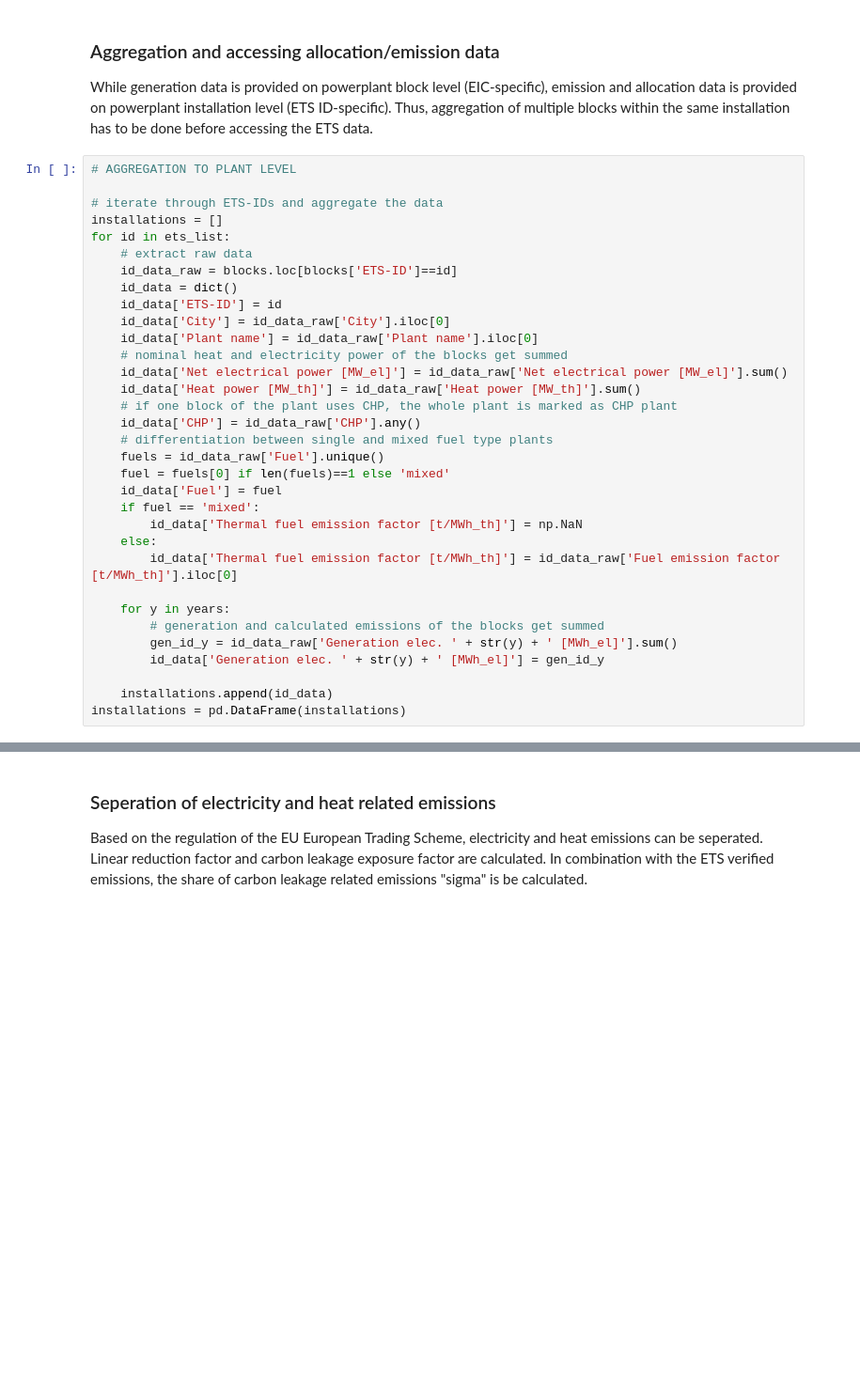
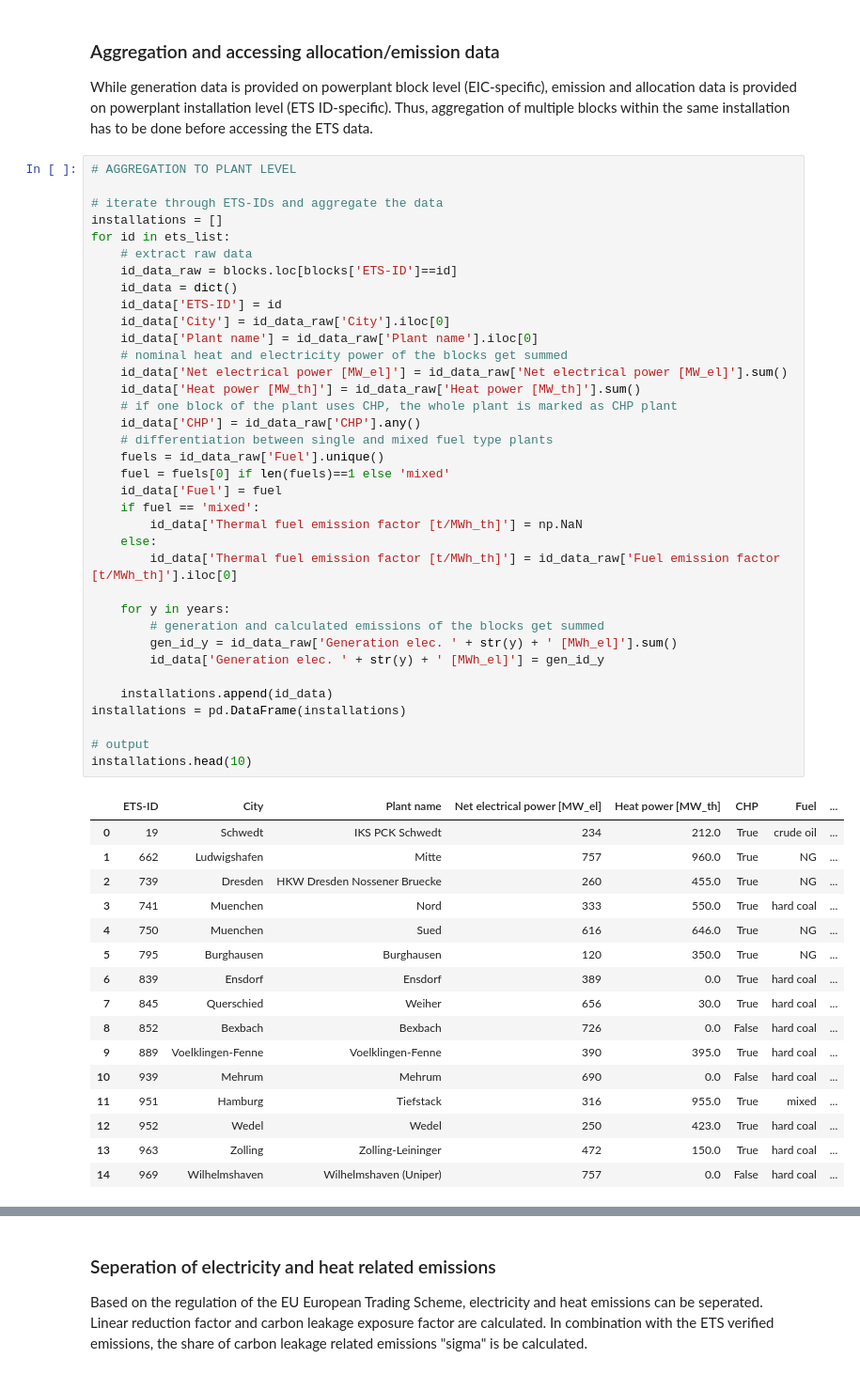
Before and after one commit to INATECH-CIG/CO2_emissions_factors_DE, a Jupyter notebook: main.ipynb, the cells around one changed output, grey strips where cells are left out. Shown at 94% size. Saved outputs shown, nothing was run; the diff lists cells and outputs as text; blank space fills up the shorter version.

```diff
--- a/main.ipynb
+++ b/main.ipynb
@@ -101,33 +166,53 @@ While generation data is provided on powerplant block level (EIC-specific), emis
 # iterate through ETS-IDs and aggregate the data
 installations = []
 for id in ets_list:
     # extract raw data
     id_data_raw = blocks.loc[blocks['ETS-ID']==id]
     id_data = dict()
     id_data['ETS-ID'] = id
     id_data['City'] = id_data_raw['City'].iloc[0]
     id_data['Plant name'] = id_data_raw['Plant name'].iloc[0]
     # nominal heat and electricity power of the blocks get summed
     id_data['Net electrical power [MW_el]'] = id_data_raw['Net electrical power [MW_el]'].sum()
     id_data['Heat power [MW_th]'] = id_data_raw['Heat power [MW_th]'].sum()
     # if one block of the plant uses CHP, the whole plant is marked as CHP plant
     id_data['CHP'] = id_data_raw['CHP'].any()
     # differentiation between single and mixed fuel type plants
     fuels = id_data_raw['Fuel'].unique()
     fuel = fuels[0] if len(fuels)==1 else 'mixed'
     id_data['Fuel'] = fuel
     if fuel == 'mixed':
         id_data['Thermal fuel emission factor [t/MWh_th]'] = np.NaN
     else:
         id_data['Thermal fuel emission factor [t/MWh_th]'] = id_data_raw['Fuel emission factor [t/MWh_th]'].iloc[0]
 
     for y in years:
         # generation and calculated emissions of the blocks get summed
         gen_id_y = id_data_raw['Generation elec. ' + str(y) + ' [MWh_el]'].sum()
         id_data['Generation elec. ' + str(y) + ' [MWh_el]'] = gen_id_y
 
     installations.append(id_data)
 installations = pd.DataFrame(installations)
+
+# output
+installations.head(10)
+# %% [output]
+|  | ETS-ID | City | Plant name | Net electrical power [MW_el] | Heat power [MW_th] | CHP | Fuel | ... |
+| 0 | 19 | Schwedt | IKS PCK Schwedt | 234 | 212.0 | True | crude oil | ... |
+| 1 | 662 | Ludwigshafen | Mitte | 757 | 960.0 | True | NG | ... |
+| 2 | 739 | Dresden | HKW Dresden Nossener Bruecke | 260 | 455.0 | True | NG | ... |
+| 3 | 741 | Muenchen | Nord | 333 | 550.0 | True | hard coal | ... |
+| 4 | 750 | Muenchen | Sued | 616 | 646.0 | True | NG | ... |
+| 5 | 795 | Burghausen | Burghausen | 120 | 350.0 | True | NG | ... |
+| 6 | 839 | Ensdorf | Ensdorf | 389 | 0.0 | True | hard coal | ... |
+| 7 | 845 | Querschied | Weiher | 656 | 30.0 | True | hard coal | ... |
+| 8 | 852 | Bexbach | Bexbach | 726 | 0.0 | False | hard coal | ... |
+| 9 | 889 | Voelklingen-Fenne | Voelklingen-Fenne | 390 | 395.0 | True | hard coal | ... |
+| 10 | 939 | Mehrum | Mehrum | 690 | 0.0 | False | hard coal | ... |
+| 11 | 951 | Hamburg | Tiefstack | 316 | 955.0 | True | mixed | ... |
+| 12 | 952 | Wedel | Wedel | 250 | 423.0 | True | hard coal | ... |
+| 13 | 963 | Zolling | Zolling-Leininger | 472 | 150.0 | True | hard coal | ... |
+| 14 | 969 | Wilhelmshaven | Wilhelmshaven (Uniper) | 757 | 0.0 | False | hard coal | ... |
 # %%
 # ACCESSING VERIFIED EMISSION AND ALLOCATION DATA
 
```
Also changed, not shown: parts of 15 cells of this notebook.
